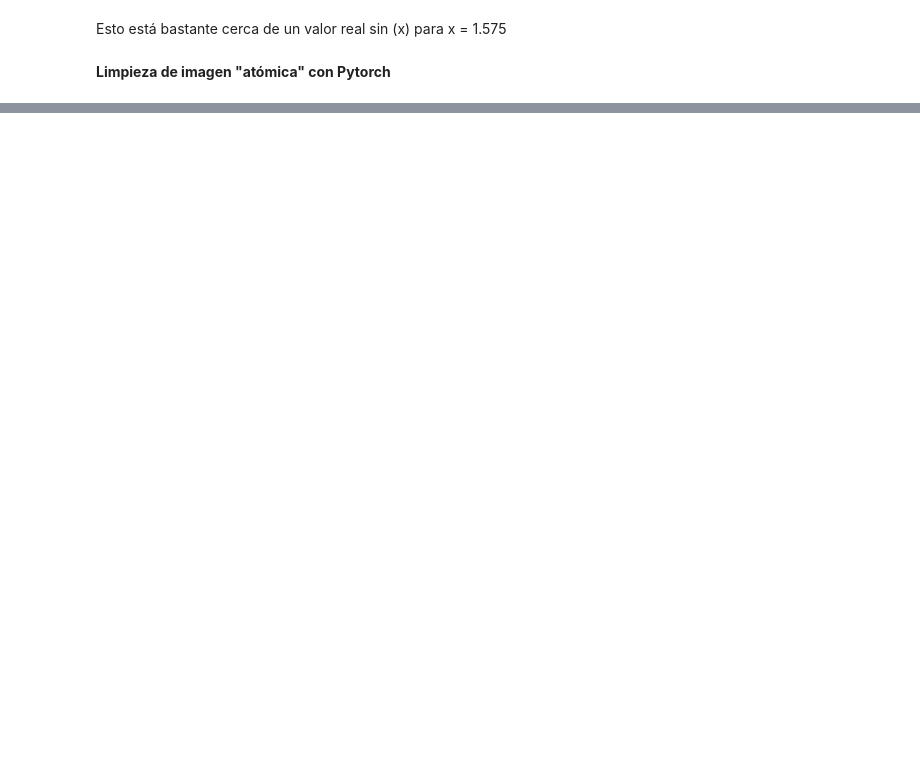
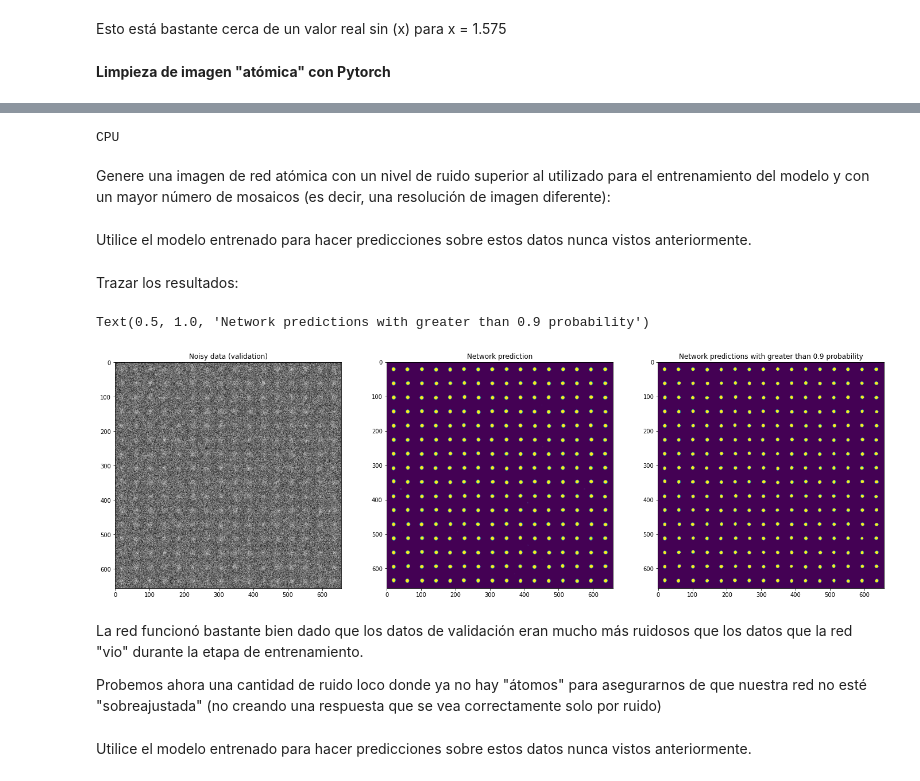
Before and after one commit to nicolegg/Torch_Colab, a Jupyter notebook: TorchMatriz.ipynb, the cells around one changed output, grey strips where cells are left out. Saved outputs shown, nothing was run; the diff lists cells and outputs as text; code cells hidden in the pictures; blank space fills up the shorter version.

```diff
--- a/TorchMatriz.ipynb
+++ b/TorchMatriz.ipynb
@@ -311,0 +408,3 @@ Esto está bastante cerca de un valor real sin (x) para x = 1.575
+# %%
+model = model.cuda()
+print("change")
@@ -311,0 +463,38 @@ Esto está bastante cerca de un valor real sin (x) para x = 1.575
+# %%
+model = model.cpu()
+print("CPU")
+# %% [output]
+CPU
+# %% [markdown]
+Genere una imagen de red atómica con un nivel de ruido superior al utilizado para el entrenamiento del modelo y con un mayor número de mosaicos (es decir, una resolución de imagen diferente):
+# %%
+tile_n = 8
+noise_level = 5
+test_data, _ = lattice_generation(atom, label, noise_level, tile_n)
+# %% [markdown]
+Utilice el modelo entrenado para hacer predicciones sobre estos datos nunca vistos anteriormente.
+# %%
+# Convert numpy array to torch tensor
+X_test = torch.from_numpy(test_data).float()
+# Make prediction
+test_prediction = model(X_test)
+test_prediction = torch.sigmoid(test_prediction)
+# Convert prediction from torch tensor to numpy array
+test_prediction = test_prediction.data.numpy()
+# %% [markdown]
+Trazar los resultados:
+# %%
+fig, (ax1, ax2, ax3) = plt.subplots(1, 3, figsize=(24, 12)) # generate figure with 3 subplots (ax1, ax2, ax3)
+ax1.imshow(X_test[0, 0, :, :], cmap='gray') # first subplot
+ax1.set_title('Noisy data (validation)')
+ax2.imshow(test_prediction[0, 0, :, :]) # second subplot
+ax2.set_title('Network prediction')
+ax3.imshow(test_prediction[0, 0, :, :]>0.9) # third subplot
+ax3.set_title('Network predictions with greater than 0.9 probability')
+# %% [output]
+Text(0.5, 1.0, 'Network predictions with greater than 0.9 probability')
+[figure, added]
+# %% [markdown]
+La red funcionó bastante bien dado que los datos de validación eran mucho más ruidosos que los datos que la red "vio" durante la etapa de entrenamiento.
+
+Probemos ahora una cantidad de ruido loco donde ya no hay "átomos" para asegurarnos de que nuestra red no esté "sobreajustada" (no creando una respuesta que se vea correctamente solo por ruido)
@@ -311,0 +505,2 @@ Esto está bastante cerca de un valor real sin (x) para x = 1.575
+# %% [markdown]
+Utilice el modelo entrenado para hacer predicciones sobre estos datos nunca vistos anteriormente.
```
Also changed, not shown: parts of 32 cells of this notebook.
